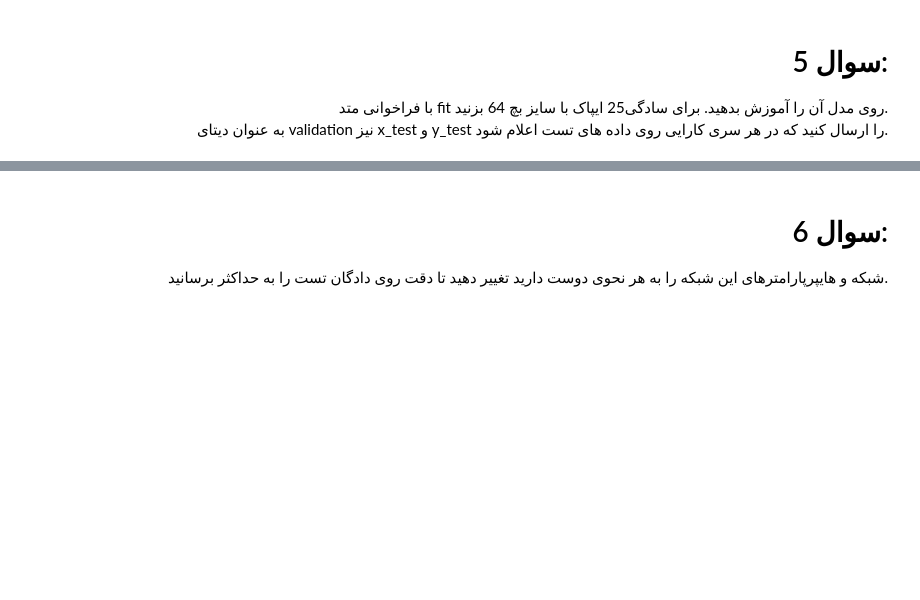
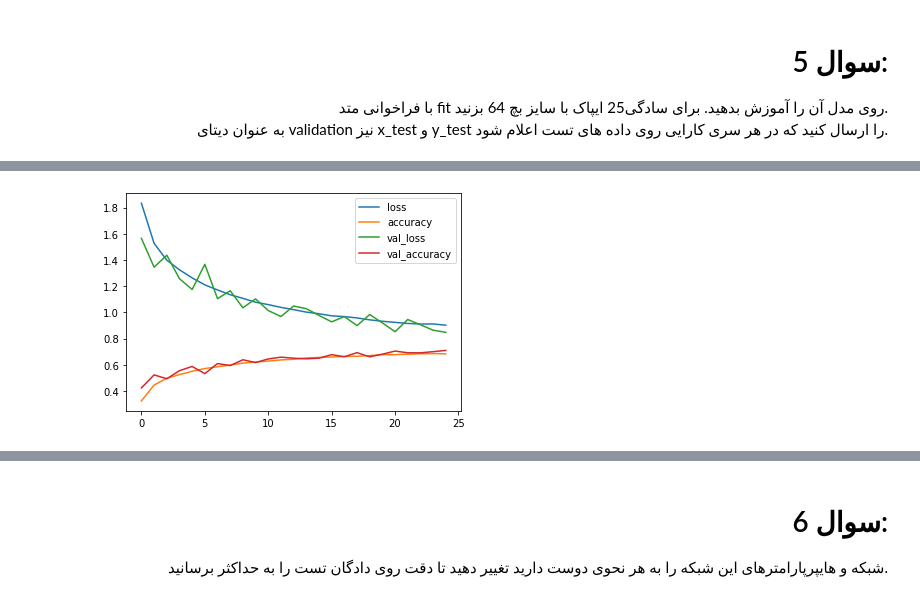
Before and after one commit to m-bashari-m/sample-DNN-projects, a Jupyter notebook: 2.1_cifar10.ipynb, the cells around one changed output, grey strips where cells are left out. Drawn from its saved outputs; the diff is of its cells as text; code cells hidden in the pictures; blank space fills up the shorter version.

Commit message:
Update model

```diff
--- a/2.1_cifar10.ipynb
+++ b/2.1_cifar10.ipynb
@@ -206,0 +187,5 @@ Epoch 25/25
+# %%
+history = model.fit(x_train, y_train,
+                    epochs=25,
+                    batch_size=64,
+                    validation_data=(x_test, y_test))
@@ -206,0 +210,8 @@ Epoch 25/25
+# %%
+import pandas as pd
+def plot_history(history):
+  pd.DataFrame(history.history).plot()
+# %%
+plot_history(history)
+# %% [output]
+[figure, added]
```
Also changed, not shown: parts of 8 cells of this notebook.
